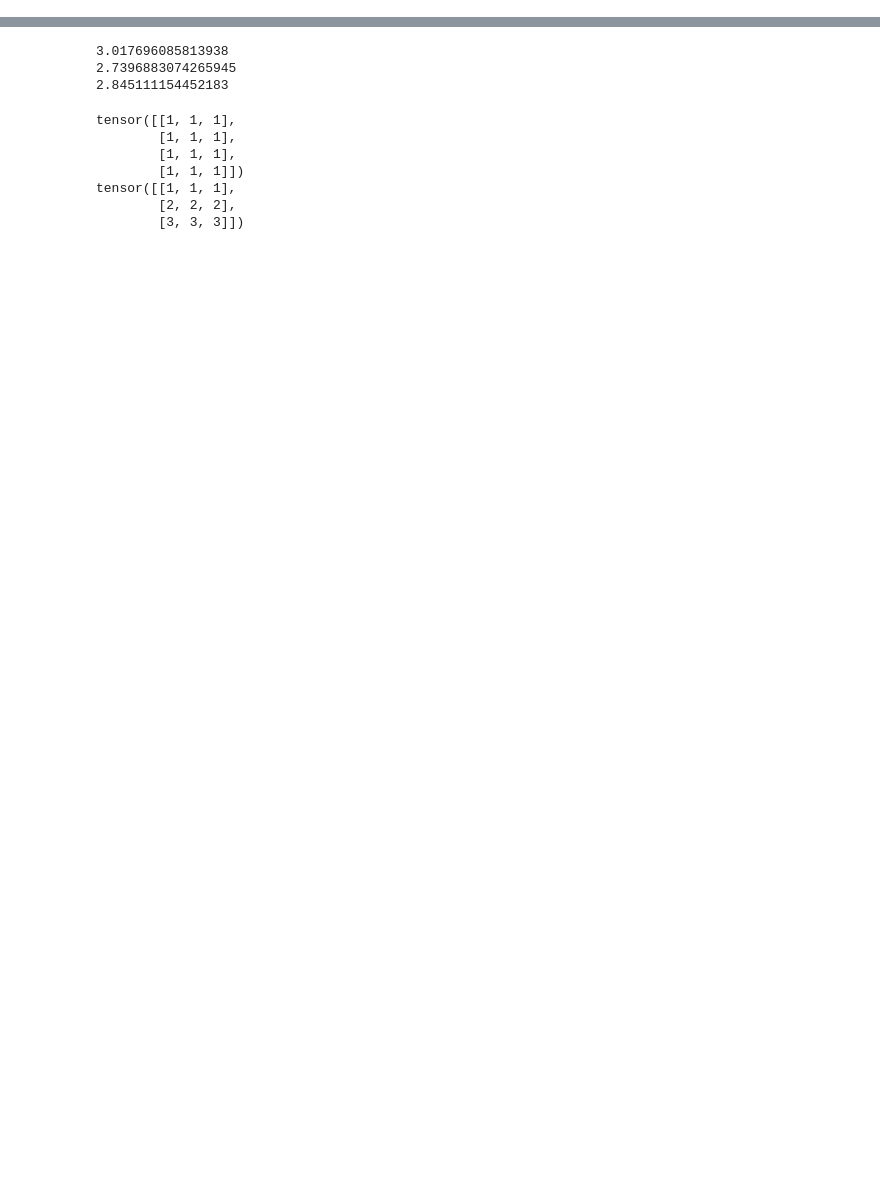
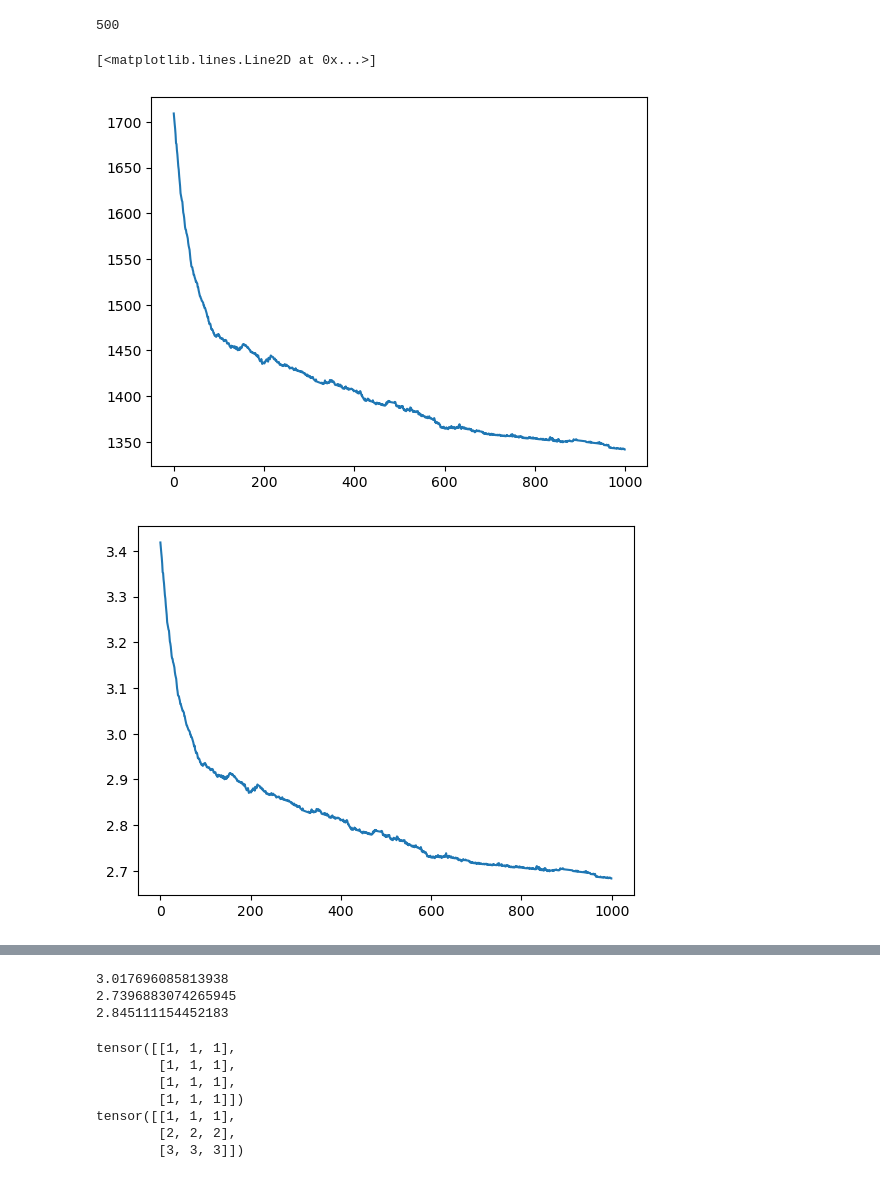
Before and after one commit to SebastianUtecht/dynamicCellModel, a Jupyter notebook: code/scratch.ipynb, the cells around one changed output, grey strips where cells are left out. Drawn from its saved outputs; the diff is of its cells as text; code cells hidden in the pictures; blank space fills up the shorter version.

```diff
--- a/code/scratch.ipynb
+++ b/code/scratch.ipynb
@@ -3,0 +5,11 @@ import torch
+# %%
+data_dict = np.load('gamma_par_2_gamma_perp_free/data.pkl', allow_pickle=True)
+
+gamma_par = data_dict['gamma_par'][-1]
+
+print(len(gamma_par))
+# %% [output]
+500
+# %%
+data_dict = np.load('free_gamma_start_xtreme/data.pkl', allow_pickle=True)
+last_100_dict = {key: data_dict[key] for key in list(data_dict.keys())[-100:]}
@@ -3,0 +18,14 @@ import torch
+# %%
+area_lst = data_dict['area']
+# %%
+area_sum_lst = [x.sum() for x in area_lst]
+area_mean_lst = [x.mean() for x in area_lst]
+
+plt.figure()
+plt.plot(area_sum_lst[:-1])
+plt.figure()
+plt.plot(area_mean_lst[:-1])
+# %% [output]
+[<matplotlib.lines.Line2D at 0x...>]
+[figure, added]
+[figure, added]
```
Also changed, not shown: parts of 7 cells of this notebook, 12 other files.
